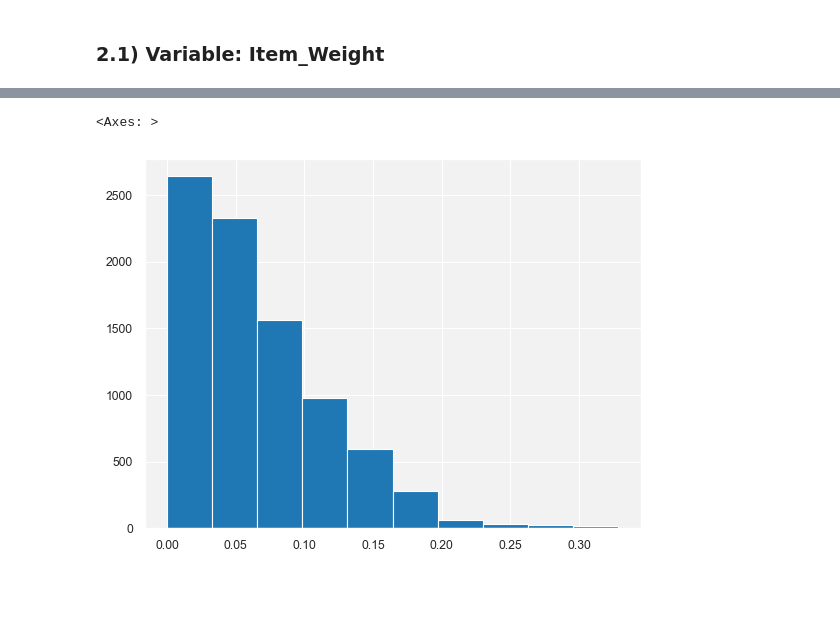
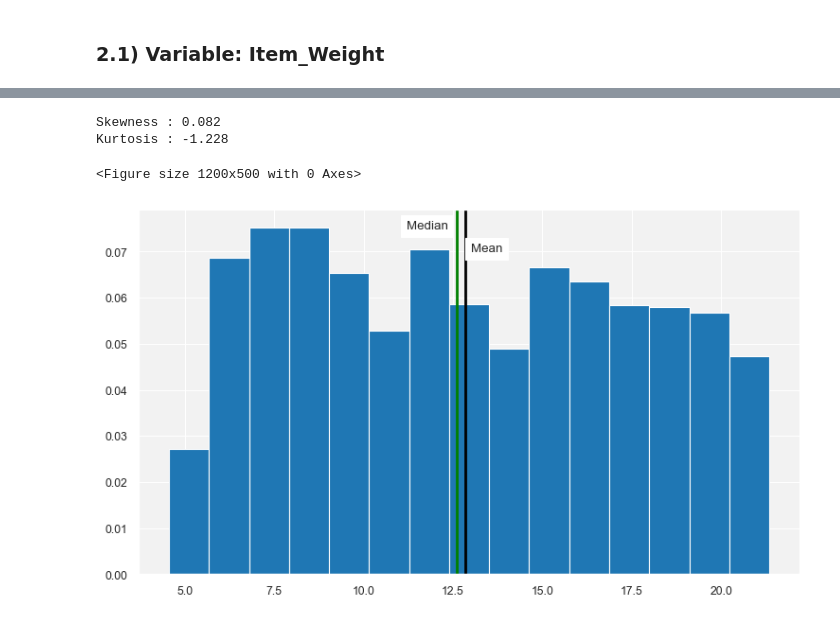
Before and after one commit to Krupique/mlops-projects, a Jupyter notebook: 02-bigmart_sales_prediction/notebook/data_analysis_new.ipynb, the cells around one changed output, grey strips where cells are left out. Cells and saved outputs as stored; diff of their text form; code cells hidden in the pictures; blank space fills up the shorter version.

Commit message:
Univariate Analysis Item Weight

```diff
--- a/02-bigmart_sales_prediction/notebook/data_analysis_new.ipynb
+++ b/02-bigmart_sales_prediction/notebook/data_analysis_new.ipynb
@@ -176,5 +171,25 @@ df_train_raw['Item_Weight'].hist()
-# %%
-df_train_raw['Item_Visibility'].hist()
-# %% [output]
-<Axes: >
-[figure, removed]
+# %%
+skewness = round(df_train_raw['Item_Weight'].skew(), 3)
+kurtosis = round(df_train_raw['Item_Weight'].kurt(), 3)
+
+print(f'Skewness : {skewness}')
+print(f'Kurtosis : {kurtosis}')
+
+plt.figure(figsize=(12, 5))
+fig, ax = plt.subplots(figsize=(9, 5))
+ax.hist(df_train_raw['Item_Weight'], bins=15, density=True)
+
+# Linha da mediana
+ax.axvline(x = df_train_raw['Item_Weight'].mean(), color='black', lw=2)
+ax.text(13, 0.07, 'Mean', bbox={'facecolor':'white'})
+
+# Linha da média
+ax.axvline(x = df_train_raw['Item_Weight'].median(), color='green', lw=2)
+ax.text(11.2, 0.075, 'Median', bbox={'facecolor':'white'})
+
+plt.show()
+# %% [output]
+Skewness : 0.082
+Kurtosis : -1.228
+<Figure size 1200x500 with 0 Axes>
+[figure, added]
```
Also changed, not shown: parts of 4 cells of this notebook.
